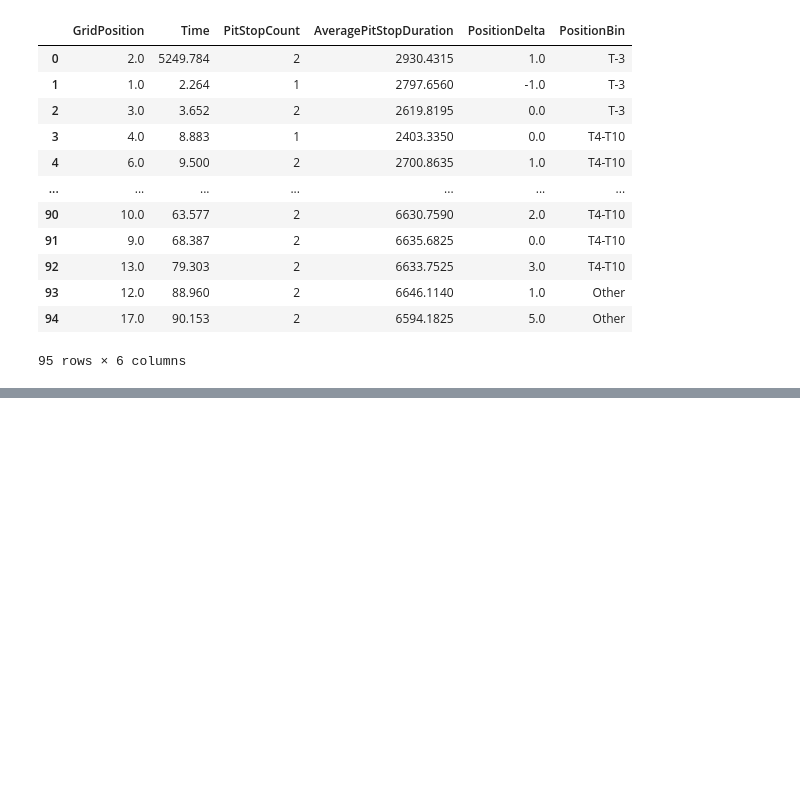
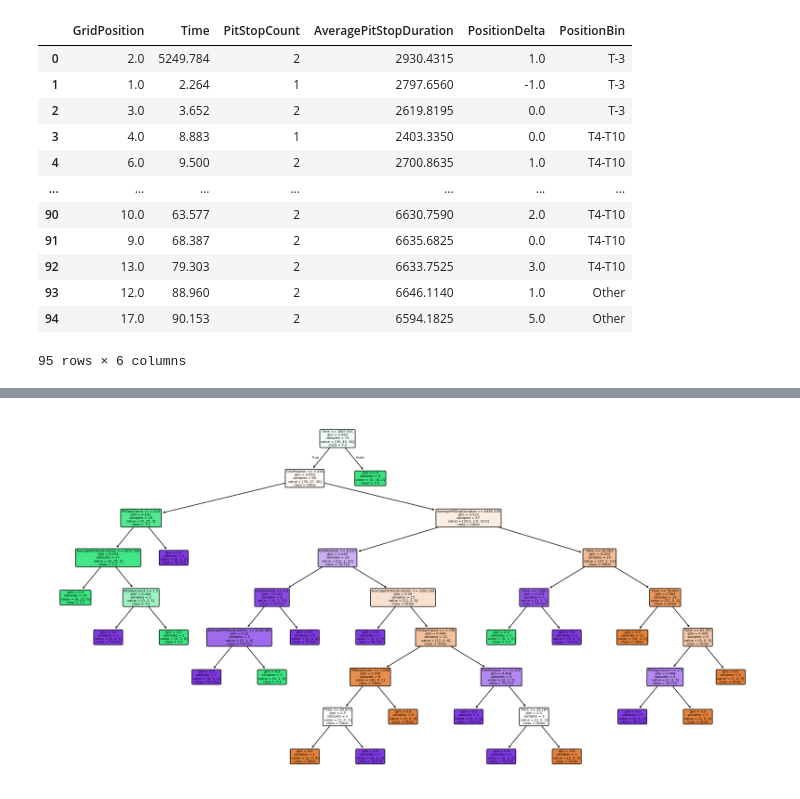
Before and after one commit to Tanisha7320/Formula-1-analysis, a Jupyter notebook: df creation.ipynb, the cells around one changed output, grey strips where cells are left out. Saved outputs shown, nothing was run; the diff lists cells and outputs as text; code cells hidden in the pictures; blank space fills up the shorter version.

Commit message:
Improved recall, visualised decision tree

```diff
--- a/df creation.ipynb
+++ b/df creation.ipynb
@@ -120,36 +120,31 @@ df_analysis
 # %%
 #run random forest classifier to predict position
 %pip install scikit-learn
+%pip install imbalanced-learn
+
 from sklearn.ensemble import RandomForestClassifier
 from sklearn.model_selection import train_test_split
-from sklearn.metrics import classification_report
-from sklearn.metrics import accuracy_score
+from sklearn.metrics import classification_report, accuracy_score
+from imblearn.over_sampling import SMOTE
 
 # Prepare features and target
-X = df_analysis[['GridPosition', 'Time', 'PitStopCount', 'AveragePitStopDuration']]
-y = df_analysis['PositionBin']
-
-# Drop rows with missing values
-X = X.dropna()
-y = y.loc[X.index]
+X = df_analysis[['GridPosition', 'Time', 'PitStopCount', 'AveragePitStopDuration']].dropna()
+y = df_analysis['PositionBin'].loc[X.index]
 
 # Train/test split
 X_train, X_test, y_train, y_test = train_test_split(X, y, test_size=0.2, random_state=42)
 
-# Fit Random Forest
-model = RandomForestClassifier(class_weight='balanced')
-model.fit(X_train, y_train)
-
-from imblearn.over_sampling import SMOTE
-
+# SMOTE oversampling
 smote = SMOTE()
 X_res, y_res = smote.fit_resample(X_train, y_train)
+
+# Train Random Forest
+model = RandomForestClassifier(class_weight='balanced', random_state=42)
 model.fit(X_res, y_res)
 
 # Predict and evaluate
 y_pred = model.predict(X_test)
 print(classification_report(y_test, y_pred))
-
 accuracy = accuracy_score(y_test, y_pred)
 print(f"Accuracy: {accuracy:.2f}")
 # %% [output]
@@ -165,0 +168,18 @@ ModuleNotFoundError: No module named 'imblearn'
+# %%
+from sklearn.tree import export_graphviz
+from sklearn import tree
+import matplotlib.pyplot as plt
+
+# Pick the first tree
+single_tree = model.estimators_[0]
+
+# Plot it
+plt.figure(figsize=(20,10))
+tree.plot_tree(single_tree,
+               feature_names=X.columns,
+               class_names=model.classes_,
+               filled=True,
+               rounded=True)
+plt.show()
+# %% [output]
+[figure, added]
```
Also changed, not shown: parts of 2 cells of this notebook.
